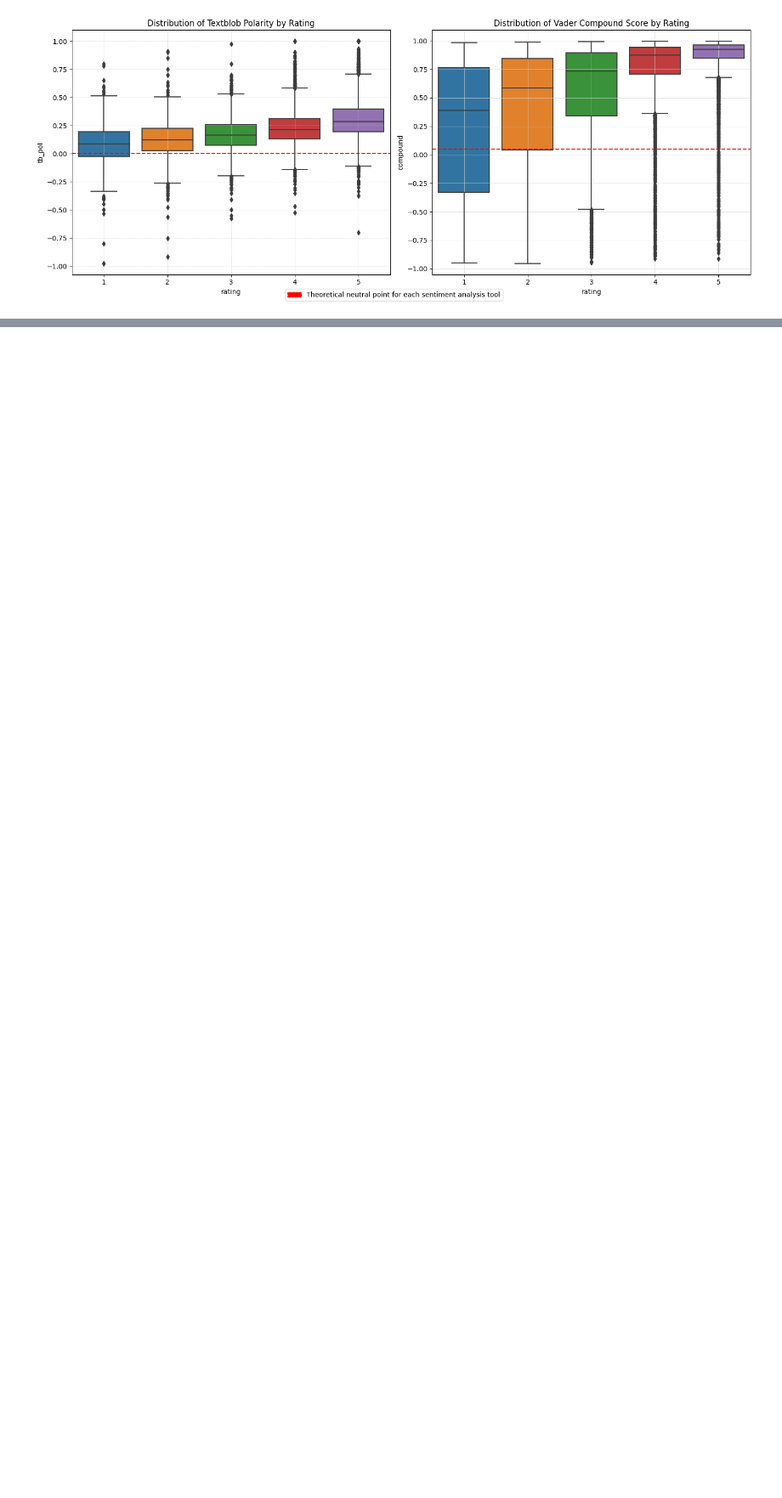
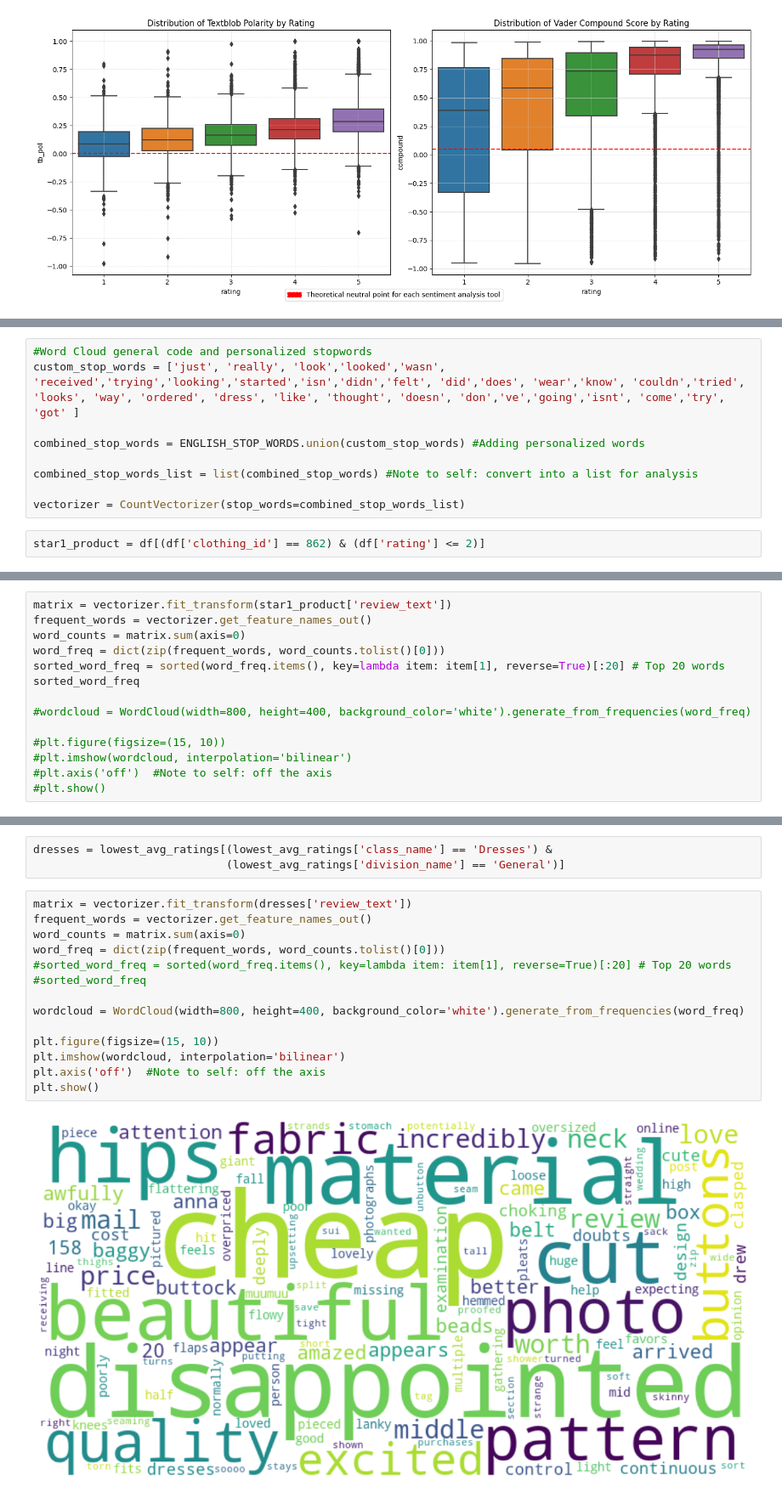
Before and after one commit to aalwadi/Final_Project, a Jupyter notebook: notebooks/EDA.ipynb, the cells around one changed output, grey strips where cells are left out. Shown at 85% size. Saved outputs shown, nothing was run; the diff lists cells and outputs as text; blank space fills up the shorter version.

```diff
--- a/notebooks/EDA.ipynb
+++ b/notebooks/EDA.ipynb
@@ -706,0 +1017,11 @@ plt.show()
+# %%
+#Word Cloud general code and personalized stopwords
+custom_stop_words = ['just', 'really', 'look','looked','wasn', 'received','trying','looking','started','isn','didn','felt', 'did','does', 'wear','know', 'couldn','tried', 'looks', 'way', 'ordered', 'dress', 'like', 'thought', 'doesn', 'don','ve','going','isnt', 'come','try', 'got' ]
+
+combined_stop_words = ENGLISH_STOP_WORDS.union(custom_stop_words) #Adding personalized words
+
+combined_stop_words_list = list(combined_stop_words) #Note to self: convert into a list for analysis
+
+vectorizer = CountVectorizer(stop_words=combined_stop_words_list)
+# %%
+star1_product = df[(df['clothing_id'] == 862) & (df['rating'] <= 2)]
@@ -706,0 +1033,14 @@ plt.show()
+# %%
+matrix = vectorizer.fit_transform(star1_product['review_text'])
+frequent_words = vectorizer.get_feature_names_out()
+word_counts = matrix.sum(axis=0)
+word_freq = dict(zip(frequent_words, word_counts.tolist()[0]))
+sorted_word_freq = sorted(word_freq.items(), key=lambda item: item[1], reverse=True)[:20] # Top 20 words
+sorted_word_freq
+
+#wordcloud = WordCloud(width=800, height=400, background_color='white').generate_from_frequencies(word_freq)
+
+#plt.figure(figsize=(15, 10))
+#plt.imshow(wordcloud, interpolation='bilinear')
+#plt.axis('off')  #Note to self: off the axis
+#plt.show()
@@ -706,0 +1116,19 @@ plt.show()
+# %%
+dresses = lowest_avg_ratings[(lowest_avg_ratings['class_name'] == 'Dresses') &
+                             (lowest_avg_ratings['division_name'] == 'General')]
+# %%
+matrix = vectorizer.fit_transform(dresses['review_text'])
+frequent_words = vectorizer.get_feature_names_out()
+word_counts = matrix.sum(axis=0)
+word_freq = dict(zip(frequent_words, word_counts.tolist()[0]))
+#sorted_word_freq = sorted(word_freq.items(), key=lambda item: item[1], reverse=True)[:20] # Top 20 words
+#sorted_word_freq
+
+wordcloud = WordCloud(width=800, height=400, background_color='white').generate_from_frequencies(word_freq)
+
+plt.figure(figsize=(15, 10))
+plt.imshow(wordcloud, interpolation='bilinear')
+plt.axis('off')  #Note to self: off the axis
+plt.show()
+# %% [output]
+[figure, added]
```
Also changed, not shown: parts of 52 cells of this notebook.
